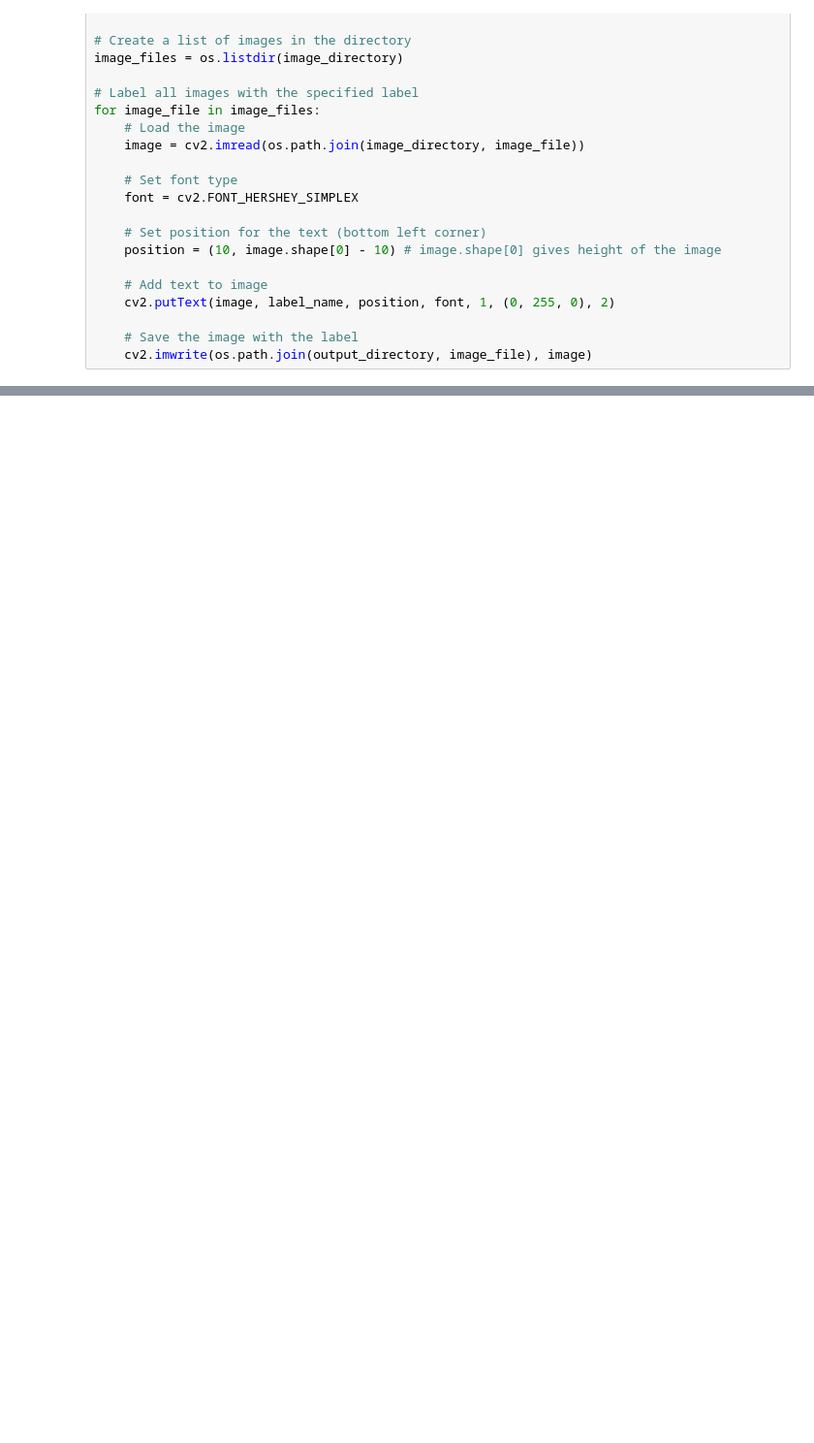
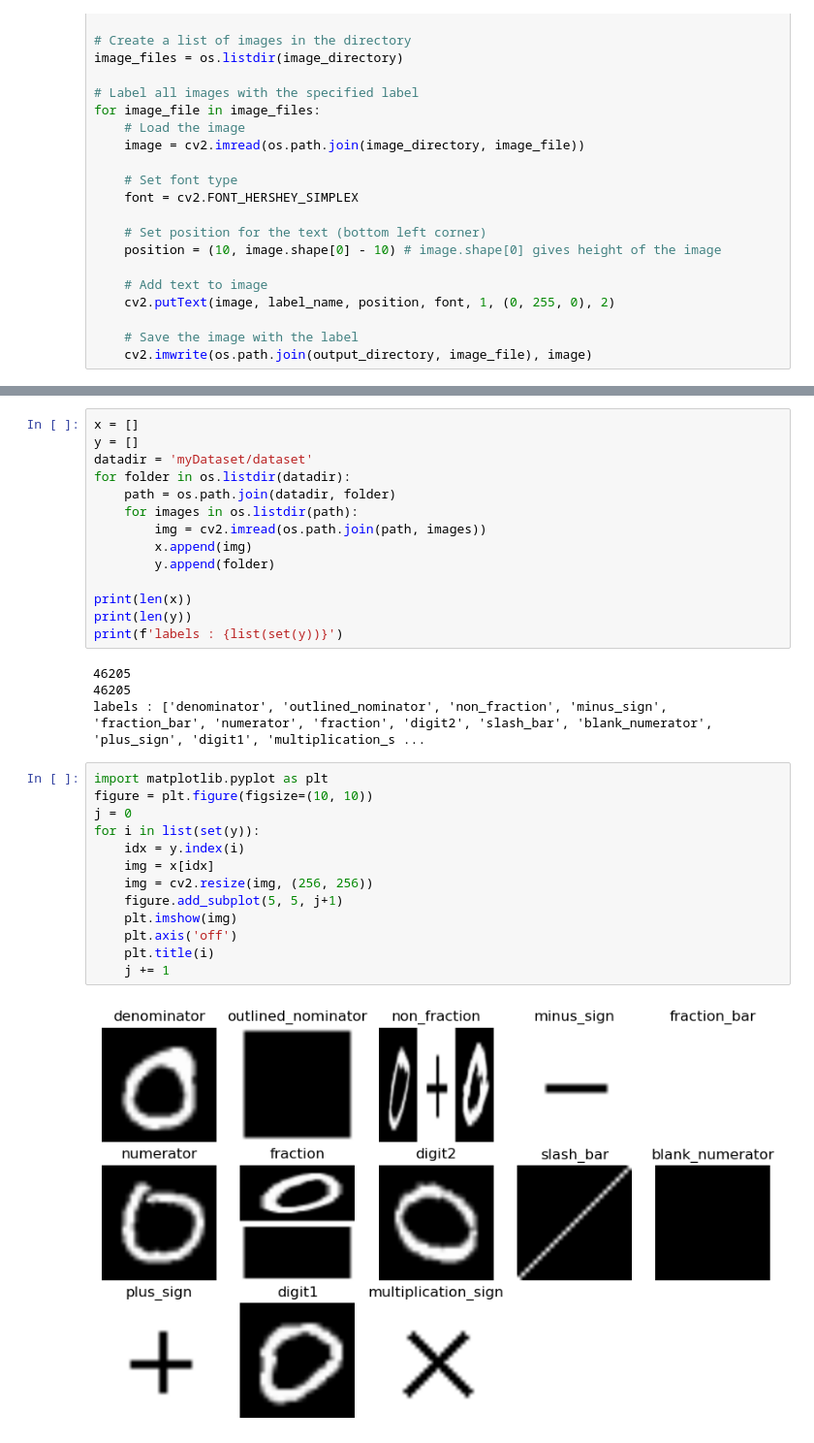
Before and after one commit to pegahahadian/imgProcessing, a Jupyter notebook: labeling.ipynb, the cells around one changed output, grey strips where cells are left out. Shown at 97% size. Saved outputs shown, nothing was run; the diff lists cells and outputs as text; blank space fills up the shorter version.

```diff
--- a/labeling.ipynb
+++ b/labeling.ipynb
@@ -98,0 +156,33 @@ for image_file in image_files:
+# %%
+x = []
+y = []
+datadir = 'myDataset/dataset'
+for folder in os.listdir(datadir):
+    path = os.path.join(datadir, folder)
+    for images in os.listdir(path):
+        img = cv2.imread(os.path.join(path, images))
+        x.append(img)
+        y.append(folder)
+
+print(len(x))
+print(len(y))
+print(f'labels : {list(set(y))}')
+# %% [output]
+46205
+46205
+labels : ['denominator', 'outlined_nominator', 'non_fraction', 'minus_sign', 'fraction_bar', 'numerator', 'fraction', 'digit2', 'slash_bar', 'blank_numerator', 'plus_sign', 'digit1', 'multiplication_s ...
+# %%
+import matplotlib.pyplot as plt
+figure = plt.figure(figsize=(10, 10))
+j = 0
+for i in list(set(y)):
+    idx = y.index(i)
+    img = x[idx]
+    img = cv2.resize(img, (256, 256))
+    figure.add_subplot(5, 5, j+1)
+    plt.imshow(img)
+    plt.axis('off')
+    plt.title(i)
+    j += 1
+# %% [output]
+[figure, added]
```
Also changed, not shown: parts of 20 cells of this notebook.
